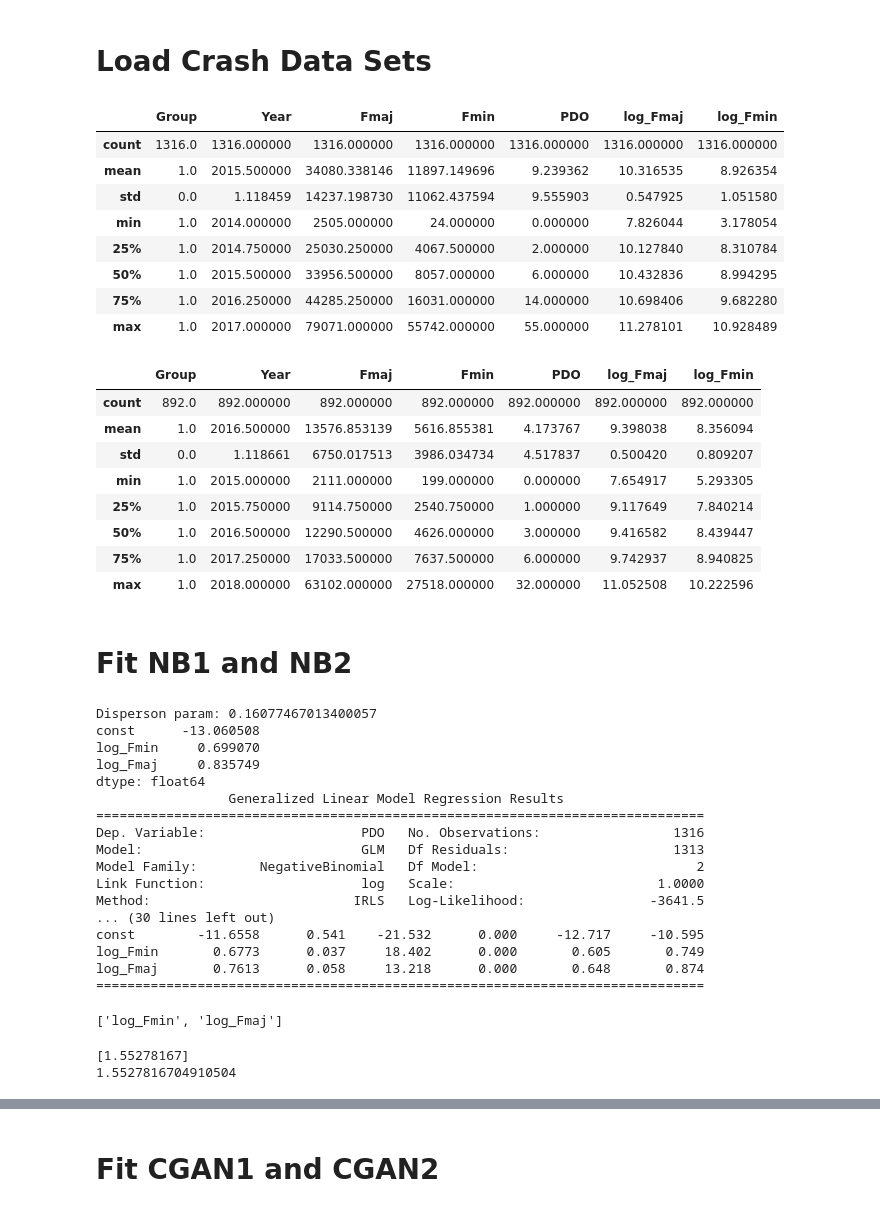
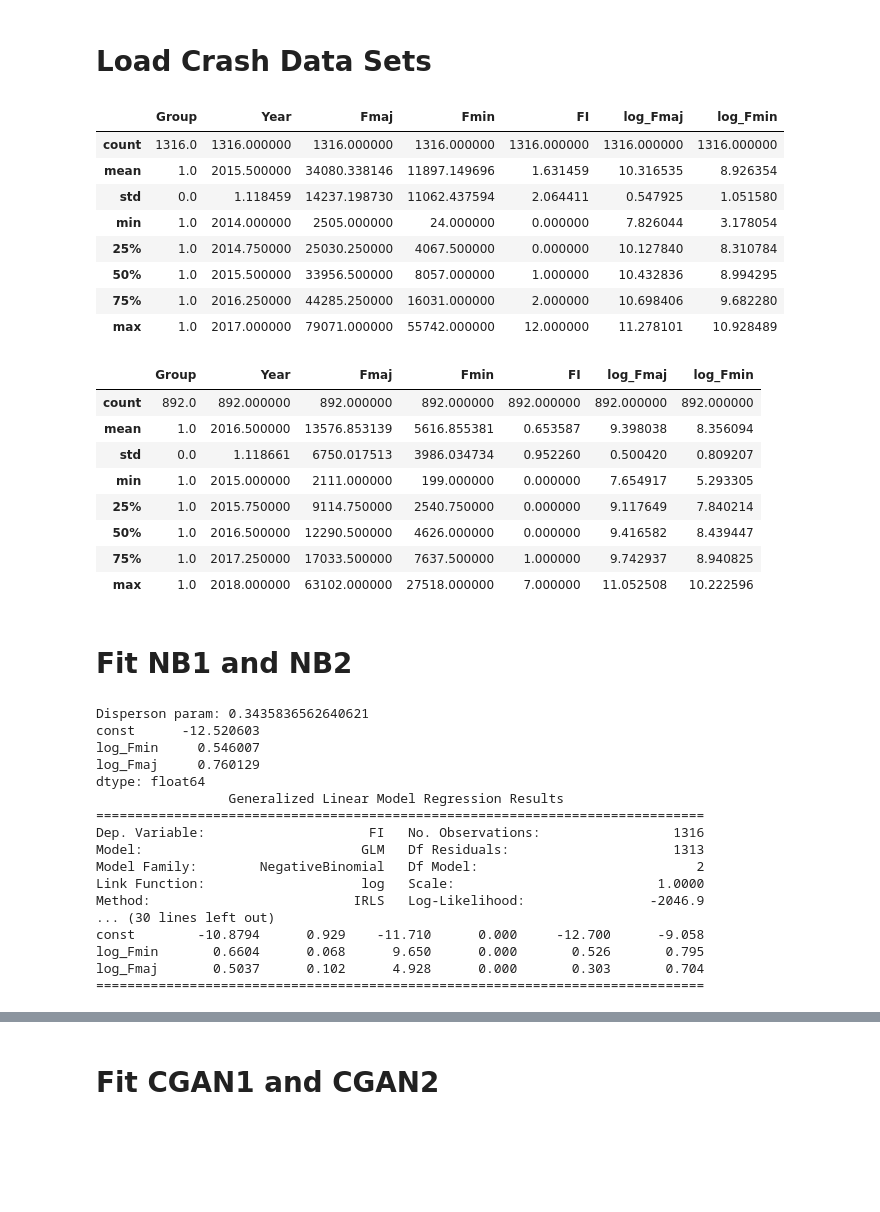
Before and after one commit to mz-zarei/CGAN-EB, a Jupyter notebook: CGAN_transferability.ipynb, the cells around one changed output, grey strips where cells are left out. Drawn from its saved outputs; the diff is of its cells as text; code cells hidden in the pictures; blank space fills up the shorter version.

```diff
--- a/CGAN_transferability.ipynb
+++ b/CGAN_transferability.ipynb
@@ -249,27 +269,27 @@ def MAPE(actual, predicted):
 # %%
 # Read df1 = Peel crash data set
 df1 = pd.read_excel('/content/Peel_Python_Data.xlsx')
-df1 = df1[['Group', 'Year', 'Fmaj', 'Fmin', 'PDO']].copy()
+df1 = df1[['Group', 'Year', 'Fmaj', 'Fmin', 'FI']].copy()
 df1 = df1[df1['Year'] > 2013]         # four years
 df1 = df1[df1['Group'] == 1]          # group 1
 
 df1['log_Fmaj'] = np.log(df1['Fmaj'])
 df1['log_Fmin'] = np.log(df1['Fmin'])
 df1.describe()
 # %% [output]
-|  | Group | Year | Fmaj | Fmin | PDO | log_Fmaj | log_Fmin |
+|  | Group | Year | Fmaj | Fmin | FI | log_Fmaj | log_Fmin |
 | count | 1316.0 | 1316.000000 | 1316.000000 | 1316.000000 | 1316.000000 | 1316.000000 | 1316.000000 |
-| mean | 1.0 | 2015.500000 | 34080.338146 | 11897.149696 | 9.239362 | 10.316535 | 8.926354 |
-| std | 0.0 | 1.118459 | 14237.198730 | 11062.437594 | 9.555903 | 0.547925 | 1.051580 |
+| mean | 1.0 | 2015.500000 | 34080.338146 | 11897.149696 | 1.631459 | 10.316535 | 8.926354 |
+| std | 0.0 | 1.118459 | 14237.198730 | 11062.437594 | 2.064411 | 0.547925 | 1.051580 |
 | min | 1.0 | 2014.000000 | 2505.000000 | 24.000000 | 0.000000 | 7.826044 | 3.178054 |
-| 25% | 1.0 | 2014.750000 | 25030.250000 | 4067.500000 | 2.000000 | 10.127840 | 8.310784 |
-| 50% | 1.0 | 2015.500000 | 33956.500000 | 8057.000000 | 6.000000 | 10.432836 | 8.994295 |
-| 75% | 1.0 | 2016.250000 | 44285.250000 | 16031.000000 | 14.000000 | 10.698406 | 9.682280 |
-| max | 1.0 | 2017.000000 | 79071.000000 | 55742.000000 | 55.000000 | 11.278101 | 10.928489 |
+| 25% | 1.0 | 2014.750000 | 25030.250000 | 4067.500000 | 0.000000 | 10.127840 | 8.310784 |
+| 50% | 1.0 | 2015.500000 | 33956.500000 | 8057.000000 | 1.000000 | 10.432836 | 8.994295 |
+| 75% | 1.0 | 2016.250000 | 44285.250000 | 16031.000000 | 2.000000 | 10.698406 | 9.682280 |
+| max | 1.0 | 2017.000000 | 79071.000000 | 55742.000000 | 12.000000 | 11.278101 | 10.928489 |
 # %%
 # Read df2 = Niagara crash data set
 df2 = pd.read_excel('/content/Niagara_Python_Data.xlsx')
-df2 = df2[['Group', 'Year', 'Fmaj', 'Fmin', 'PDO']].copy()
+df2 = df2[['Group', 'Year', 'Fmaj', 'Fmin', 'FI']].copy()
 df2 = df2[df2['Year'] > 2014]          # four years
 df2 = df2[df2['Group'] == 1]           # group 1
 
@@ -277,25 +297,26 @@ df2['log_Fmaj'] = np.log(df2['Fmaj'])
 df2['log_Fmin'] = np.log(df2['Fmin'])
 df2.describe()
 # %% [output]
-|  | Group | Year | Fmaj | Fmin | PDO | log_Fmaj | log_Fmin |
+|  | Group | Year | Fmaj | Fmin | FI | log_Fmaj | log_Fmin |
 | count | 892.0 | 892.000000 | 892.000000 | 892.000000 | 892.000000 | 892.000000 | 892.000000 |
-| mean | 1.0 | 2016.500000 | 13576.853139 | 5616.855381 | 4.173767 | 9.398038 | 8.356094 |
-| std | 0.0 | 1.118661 | 6750.017513 | 3986.034734 | 4.517837 | 0.500420 | 0.809207 |
+| mean | 1.0 | 2016.500000 | 13576.853139 | 5616.855381 | 0.653587 | 9.398038 | 8.356094 |
+| std | 0.0 | 1.118661 | 6750.017513 | 3986.034734 | 0.952260 | 0.500420 | 0.809207 |
 | min | 1.0 | 2015.000000 | 2111.000000 | 199.000000 | 0.000000 | 7.654917 | 5.293305 |
-| 25% | 1.0 | 2015.750000 | 9114.750000 | 2540.750000 | 1.000000 | 9.117649 | 7.840214 |
-| 50% | 1.0 | 2016.500000 | 12290.500000 | 4626.000000 | 3.000000 | 9.416582 | 8.439447 |
-| 75% | 1.0 | 2017.250000 | 17033.500000 | 7637.500000 | 6.000000 | 9.742937 | 8.940825 |
-| max | 1.0 | 2018.000000 | 63102.000000 | 27518.000000 | 32.000000 | 11.052508 | 10.222596 |
+| 25% | 1.0 | 2015.750000 | 9114.750000 | 2540.750000 | 0.000000 | 9.117649 | 7.840214 |
+| 50% | 1.0 | 2016.500000 | 12290.500000 | 4626.000000 | 0.000000 | 9.416582 | 8.439447 |
+| 75% | 1.0 | 2017.250000 | 17033.500000 | 7637.500000 | 1.000000 | 9.742937 | 8.940825 |
+| max | 1.0 | 2018.000000 | 63102.000000 | 27518.000000 | 7.000000 | 11.052508 | 10.222596 |
 # %% [markdown]
 # **Fit NB1 and NB2**
 # %%
 x_features = ['log_Fmin', 'log_Fmaj']
-y_name = 'PDO'
+y_name = 'FI'
 
 # Fit NB1 on df1
 significant_features = nbeb.forward_regression(df1, x_features, y_name=y_name, threshold_in=0.05, verbose=False)
 NB_model1, alpha1  = nbeb.fitNB(df1, significant_features, y_name=y_name)
 y_pred_NB1 = NB_model1.predict(sm.add_constant(df1[significant_features]))
+df1['y_pred_NB1'] = y_pred_NB1.values
 
 print(f"Disperson param: {alpha1}")
 print(NB_model1.params)
@@ -304,37 +325,27 @@ print(NB_model1.summary())
 # Fit NB2 on df2
 significant_features = nbeb.forward_regression(df2, x_features, y_name=y_name, threshold_in=0.05, verbose=False)
 NB_model2, alpha2  = nbeb.fitNB(df2, significant_features, y_name=y_name)
-y_pred_NB2 = NB_model2.predict(sm.add_constant(df1[significant_features]))
+y_pred_NB2 = NB_model2.predict(sm.add_constant(df2[significant_features]))
+df2['y_pred_NB2'] = y_pred_NB2.values
 
 print(f"Disperson param: {alpha2}")
 print(NB_model2.params)
 print(NB_model2.summary())
 # %% [output]
-Disperson param: 0.16077467013400057
-const      -13.060508
-log_Fmin     0.699070
-log_Fmaj     0.835749
+Disperson param: 0.3435836562640621
+const      -12.520603
+log_Fmin     0.546007
+log_Fmaj     0.760129
 dtype: float64
                  Generalized Linear Model Regression Results
 ==============================================================================
-Dep. Variable:                    PDO   No. Observations:                 1316
+Dep. Variable:                     FI   No. Observations:                 1316
 Model:                            GLM   Df Residuals:                     1313
 Model Family:        NegativeBinomial   Df Model:                            2
 Link Function:                    log   Scale:                          1.0000
-Method:                          IRLS   Log-Likelihood:                -3641.5
+Method:                          IRLS   Log-Likelihood:                -2046.9
 ... (30 lines left out)
-const        -11.6558      0.541    -21.532      0.000     -12.717     -10.595
-log_Fmin       0.6773      0.037     18.402      0.000       0.605       0.749
-log_Fmaj       0.7613      0.058     13.218      0.000       0.648       0.874
+const        -10.8794      0.929    -11.710      0.000     -12.700      -9.058
+log_Fmin       0.6604      0.068      9.650      0.000       0.526       0.795
+log_Fmaj       0.5037      0.102      4.928      0.000       0.303       0.704
 ==============================================================================
-# %%
-significant_features
-# %% [output]
-['log_Fmin', 'log_Fmaj']
-# %%
-print(NB_model1.predict([1,
-                         8.01201823915906, 9.45210938741356]))
-print(np.exp(np.dot([1, 8.01201823915906, 9.45210938741356], NB_model1.params)))
-# %% [output]
-[1.55278167]
-1.5527816704910504
```
Also changed, not shown: parts of 4 cells of this notebook.
